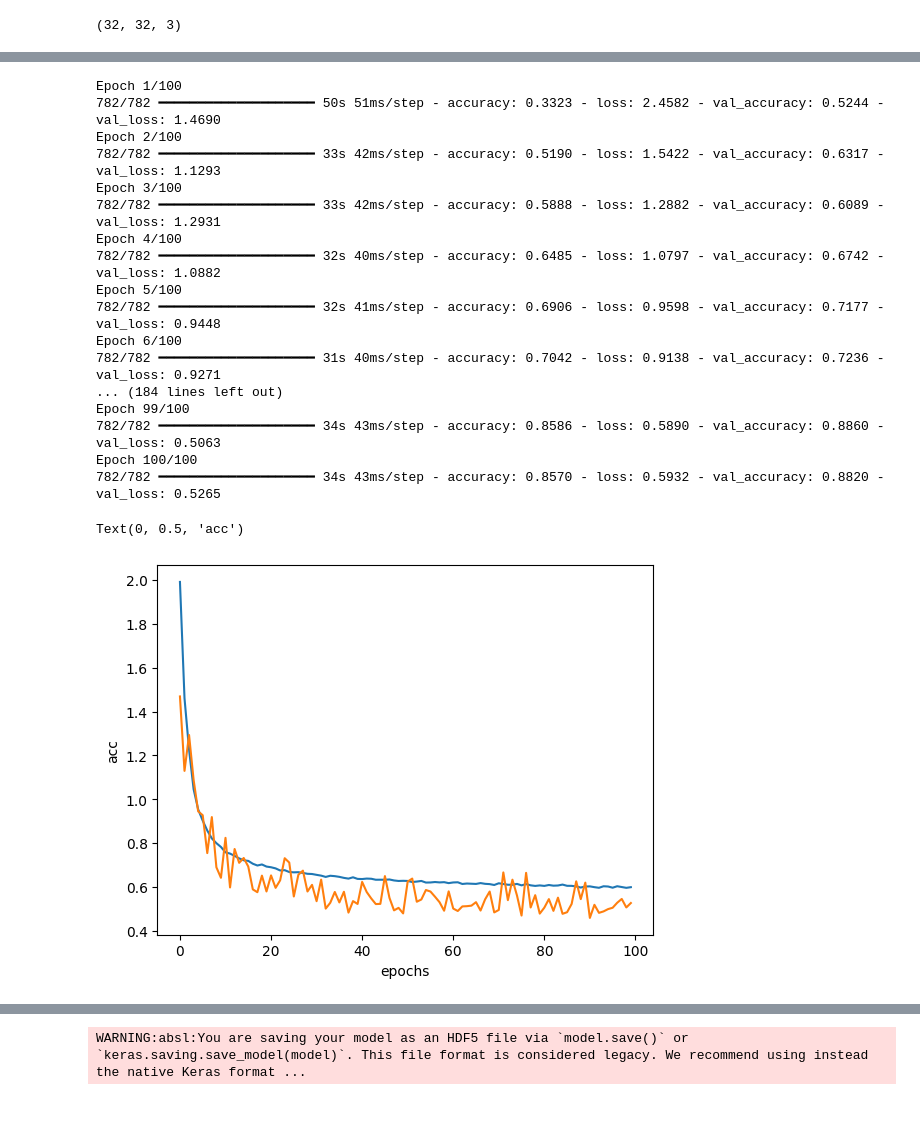
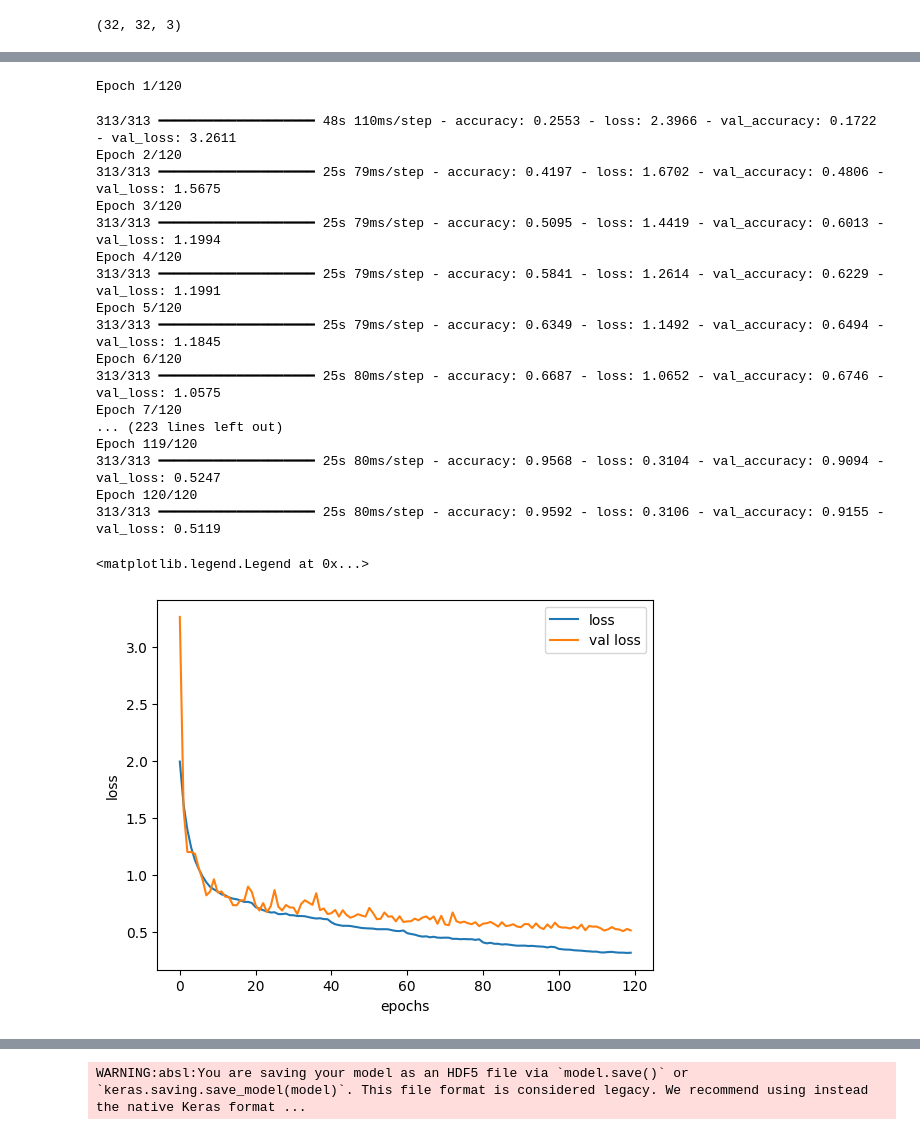
Before and after one commit to MDJORDJE98/RI---Knowledge-distillation, a Jupyter notebook: train_teacher.ipynb, the cells around one changed output, grey strips where cells are left out. Drawn from its saved outputs; the diff is of its cells as text; code cells hidden in the pictures.

```diff
--- a/train_teacher.ipynb
+++ b/train_teacher.ipynb
@@ -29,13 +29,9 @@ x_train, x_val, y_train, y_val = train_test_split(x_train,y_train,test_size = 0.
 from tensorflow.keras.preprocessing.image import ImageDataGenerator
 
 augmented_data = ImageDataGenerator(
-    rotation_range=15,
     width_shift_range=0.1,
     height_shift_range=0.1,
-    horizontal_flip=True,
-    zoom_range=0.1
-
-
+    horizontal_flip=True
 )
 augmented_data.fit(x_train)
 # %%
@@ -65,39 +65,50 @@ loss_fn = SparseCategoricalCrossentropy(from_logits = True)
 from tensorflow.keras.optimizers import Adam
 from tensorflow.keras.optimizers.schedules import ExponentialDecay
 
-lr_schedule = ExponentialDecay(initial_learning_rate=0.001, decay_steps=10000, decay_rate= 0.8)
-opt = Adam(learning_rate= 0.001)
+num_epochs = 120
+batch_size = 128
+steps_per_epoch = len(x_train) // batch_size
+lr_schedule = ExponentialDecay(
+    initial_learning_rate=0.001,
+    decay_steps= steps_per_epoch * 20,
+    decay_rate= 0.8,
+    staircase=True)
+opt = Adam(learning_rate=lr_schedule)
 
 model.compile(optimizer = opt,loss = loss_fn, metrics=['accuracy'])
 # %%
-history = model.fit(augmented_data.flow(x_train,y_train, batch_size = 64), epochs = 100, validation_data=(x_val,y_val))
+history = model.fit(augmented_data.flow(x_train,y_train, batch_size = batch_size), epochs = num_epochs, validation_data=(x_val,y_val))
 # %% [output]
-Epoch 1/100
-782/782 ━━━━━━━━━━━━━━━━━━━━ 50s 51ms/step - accuracy: 0.3323 - loss: 2.4582 - val_accuracy: 0.5244 - val_loss: 1.4690
-Epoch 2/100
-782/782 ━━━━━━━━━━━━━━━━━━━━ 33s 42ms/step - accuracy: 0.5190 - loss: 1.5422 - val_accuracy: 0.6317 - val_loss: 1.1293
-Epoch 3/100
-782/782 ━━━━━━━━━━━━━━━━━━━━ 33s 42ms/step - accuracy: 0.5888 - loss: 1.2882 - val_accuracy: 0.6089 - val_loss: 1.2931
-Epoch 4/100
-782/782 ━━━━━━━━━━━━━━━━━━━━ 32s 40ms/step - accuracy: 0.6485 - loss: 1.0797 - val_accuracy: 0.6742 - val_loss: 1.0882
-Epoch 5/100
-782/782 ━━━━━━━━━━━━━━━━━━━━ 32s 41ms/step - accuracy: 0.6906 - loss: 0.9598 - val_accuracy: 0.7177 - val_loss: 0.9448
-Epoch 6/100
-782/782 ━━━━━━━━━━━━━━━━━━━━ 31s 40ms/step - accuracy: 0.7042 - loss: 0.9138 - val_accuracy: 0.7236 - val_loss: 0.9271
-... (184 lines left out)
-Epoch 99/100
-782/782 ━━━━━━━━━━━━━━━━━━━━ 34s 43ms/step - accuracy: 0.8586 - loss: 0.5890 - val_accuracy: 0.8860 - val_loss: 0.5063
-Epoch 100/100
-782/782 ━━━━━━━━━━━━━━━━━━━━ 34s 43ms/step - accuracy: 0.8570 - loss: 0.5932 - val_accuracy: 0.8820 - val_loss: 0.5265
+Epoch 1/120
+313/313 ━━━━━━━━━━━━━━━━━━━━ 48s 110ms/step - accuracy: 0.2553 - loss: 2.3966 - val_accuracy: 0.1722 - val_loss: 3.2611
+Epoch 2/120
+313/313 ━━━━━━━━━━━━━━━━━━━━ 25s 79ms/step - accuracy: 0.4197 - loss: 1.6702 - val_accuracy: 0.4806 - val_loss: 1.5675
+Epoch 3/120
+313/313 ━━━━━━━━━━━━━━━━━━━━ 25s 79ms/step - accuracy: 0.5095 - loss: 1.4419 - val_accuracy: 0.6013 - val_loss: 1.1994
+Epoch 4/120
+313/313 ━━━━━━━━━━━━━━━━━━━━ 25s 79ms/step - accuracy: 0.5841 - loss: 1.2614 - val_accuracy: 0.6229 - val_loss: 1.1991
+Epoch 5/120
+313/313 ━━━━━━━━━━━━━━━━━━━━ 25s 79ms/step - accuracy: 0.6349 - loss: 1.1492 - val_accuracy: 0.6494 - val_loss: 1.1845
+Epoch 6/120
+313/313 ━━━━━━━━━━━━━━━━━━━━ 25s 80ms/step - accuracy: 0.6687 - loss: 1.0652 - val_accuracy: 0.6746 - val_loss: 1.0575
+Epoch 7/120
+... (223 lines left out)
+Epoch 119/120
+313/313 ━━━━━━━━━━━━━━━━━━━━ 25s 80ms/step - accuracy: 0.9568 - loss: 0.3104 - val_accuracy: 0.9094 - val_loss: 0.5247
+Epoch 120/120
+313/313 ━━━━━━━━━━━━━━━━━━━━ 25s 80ms/step - accuracy: 0.9592 - loss: 0.3106 - val_accuracy: 0.9155 - val_loss: 0.5119
 # %%
+from matplotlib import pyplot as plt
+
 epochs = history.epoch
 plt.plot(epochs, history.history['loss'])
 plt.plot(epochs, history.history['val_loss'])
 plt.xlabel('epochs')
-plt.ylabel('acc')
+plt.ylabel('loss')
+plt.legend(['loss','val loss'])
 # %% [output]
-Text(0, 0.5, 'acc')
+<matplotlib.legend.Legend at 0x...>
-[figure, old version]
+[figure, new version]
 # %%
 plt.plot(epochs, history.history['accuracy'])
 plt.plot(epochs, history.history['val_accuracy'])
```
Also changed, not shown: parts of 8 cells of this notebook, 3 other files.
